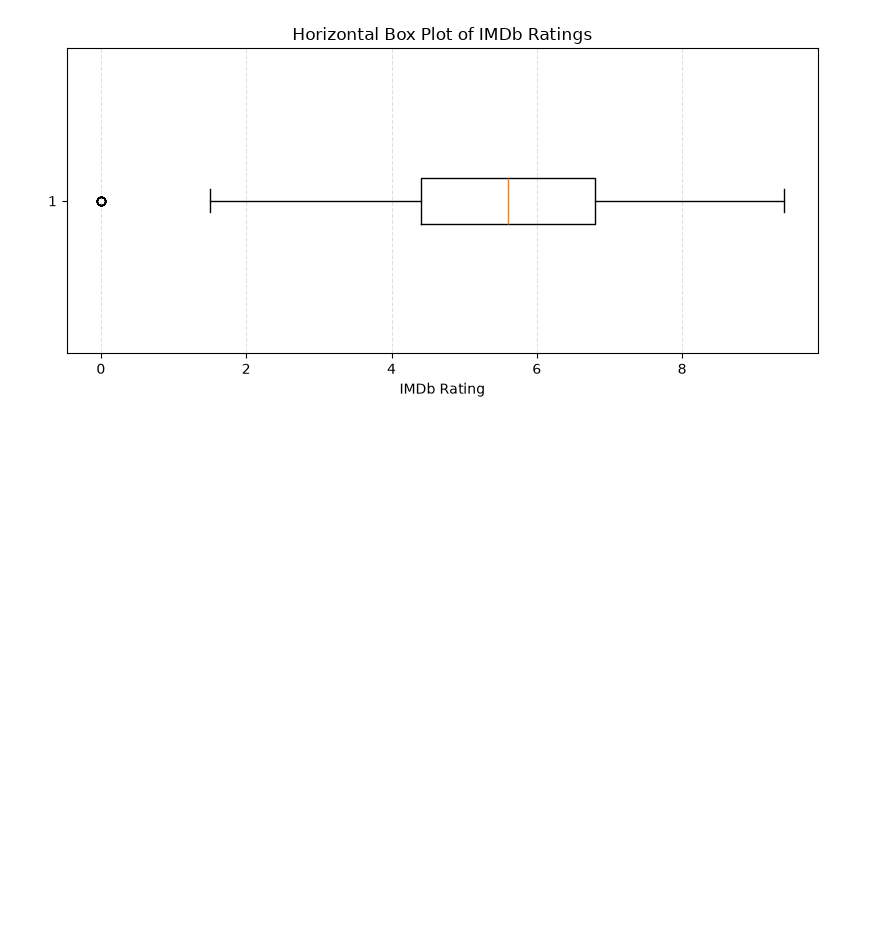
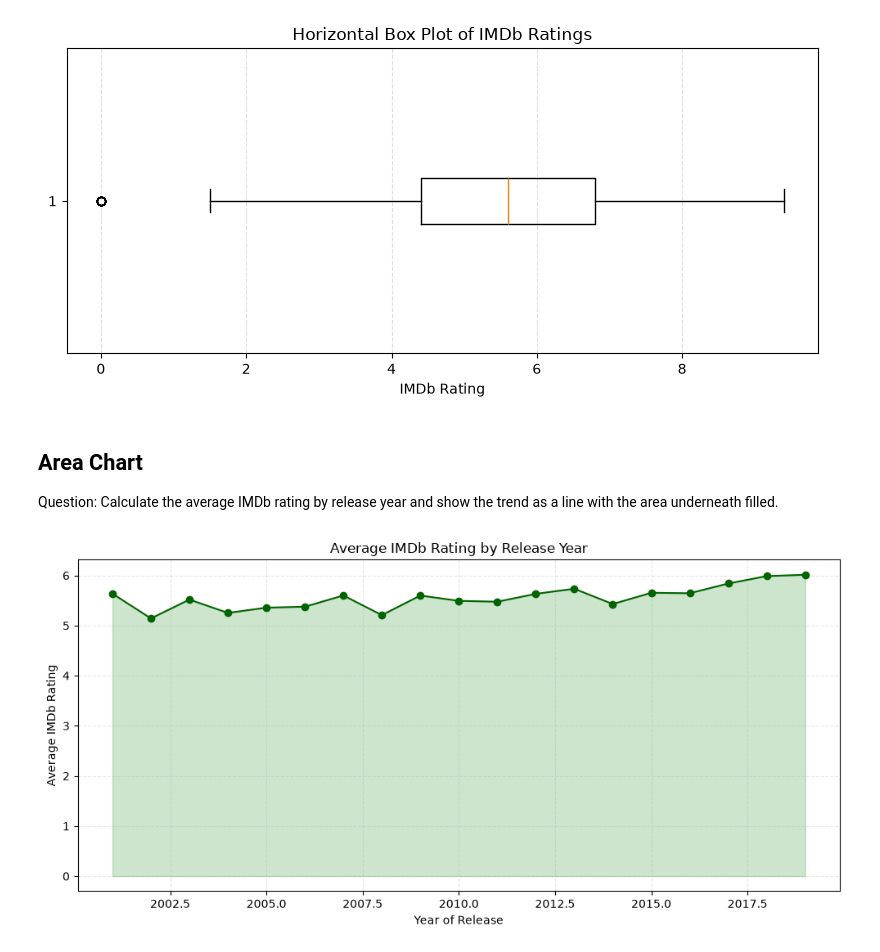
Before and after one commit to shivamdhamange/DATA-SCIENCE, a Jupyter notebook: matplotlib/day 16 matplotlib.ipynb, the cells around one changed output. Drawn from its saved outputs; the diff is of its cells as text; code cells hidden in the pictures; blank space fills up the shorter version.

```diff
--- a/shivam/day 16 matplotlib.ipynb
+++ b/matplotlib/day 16 matplotlib.ipynb
@@ -786,3 +786,29 @@ plt.tight_layout()
 plt.show()
 # %% [output]
 [figure]
+# %% [markdown]
+## Area Chart
+
+Question: Calculate the average IMDb rating by release year and show the trend as a line with the area underneath filled.
+# %%
+year_rating = (
+    df[["year_of_release", "imdb_rating"]]
+    .dropna()
+    .groupby("year_of_release", as_index=False)["imdb_rating"]
+    .mean()
+    .sort_values("year_of_release")
+)
+
+plt.figure(figsize=(10, 5))
+plt.plot(year_rating["year_of_release"], year_rating["imdb_rating"],
+         color="darkgreen", marker="o", linewidth=1.5)
+plt.fill_between(year_rating["year_of_release"], year_rating["imdb_rating"],
+                 alpha=0.2, color="green")
+plt.title("Average IMDb Rating by Release Year")
+plt.xlabel("Year of Release")
+plt.ylabel("Average IMDb Rating")
+plt.grid(True, linestyle="--", alpha=0.3)
+plt.tight_layout()
+plt.show()
+# %% [output]
+[figure, added]
```
Also changed, not shown: parts of 2 cells of this notebook, 3 other files.
